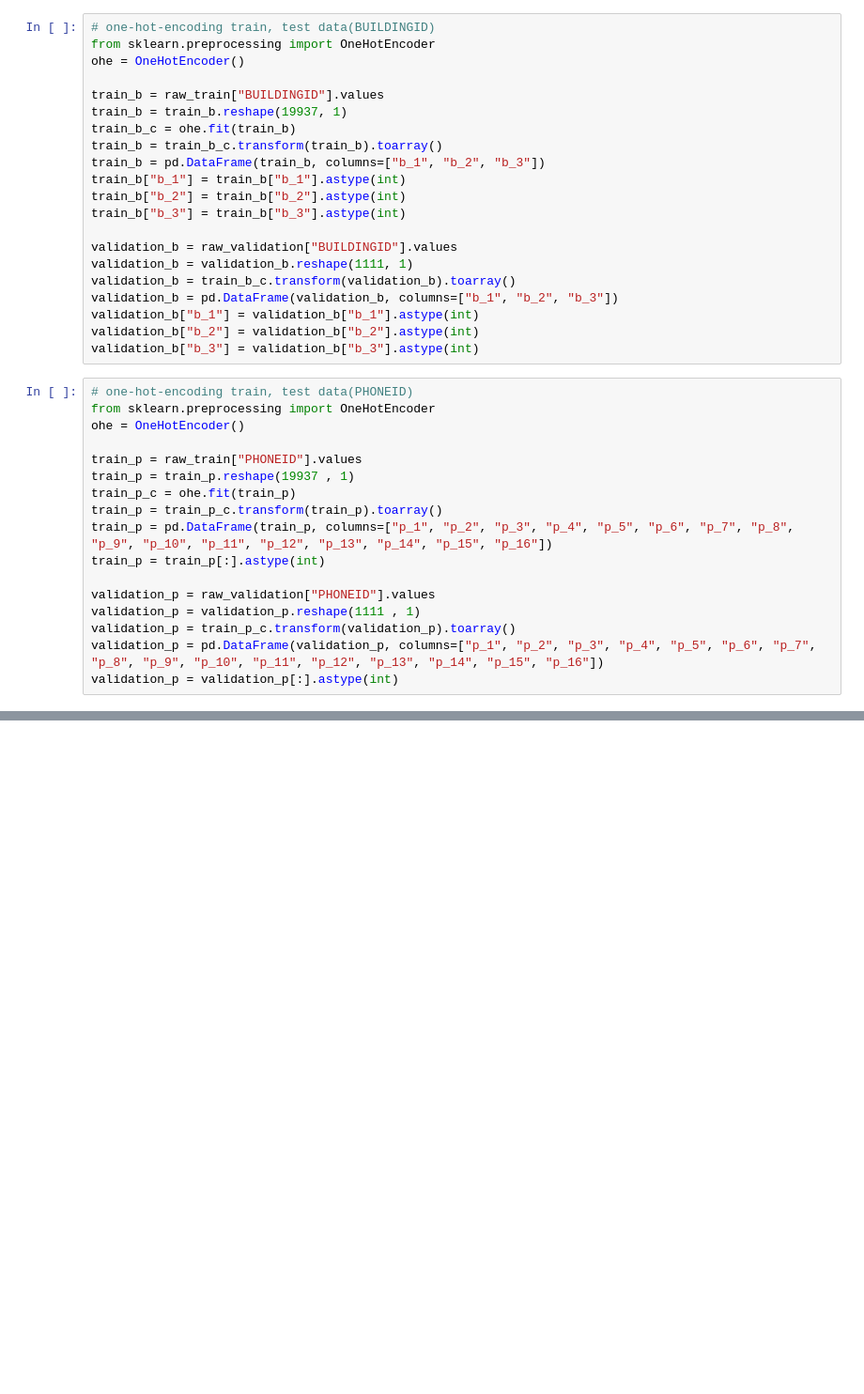
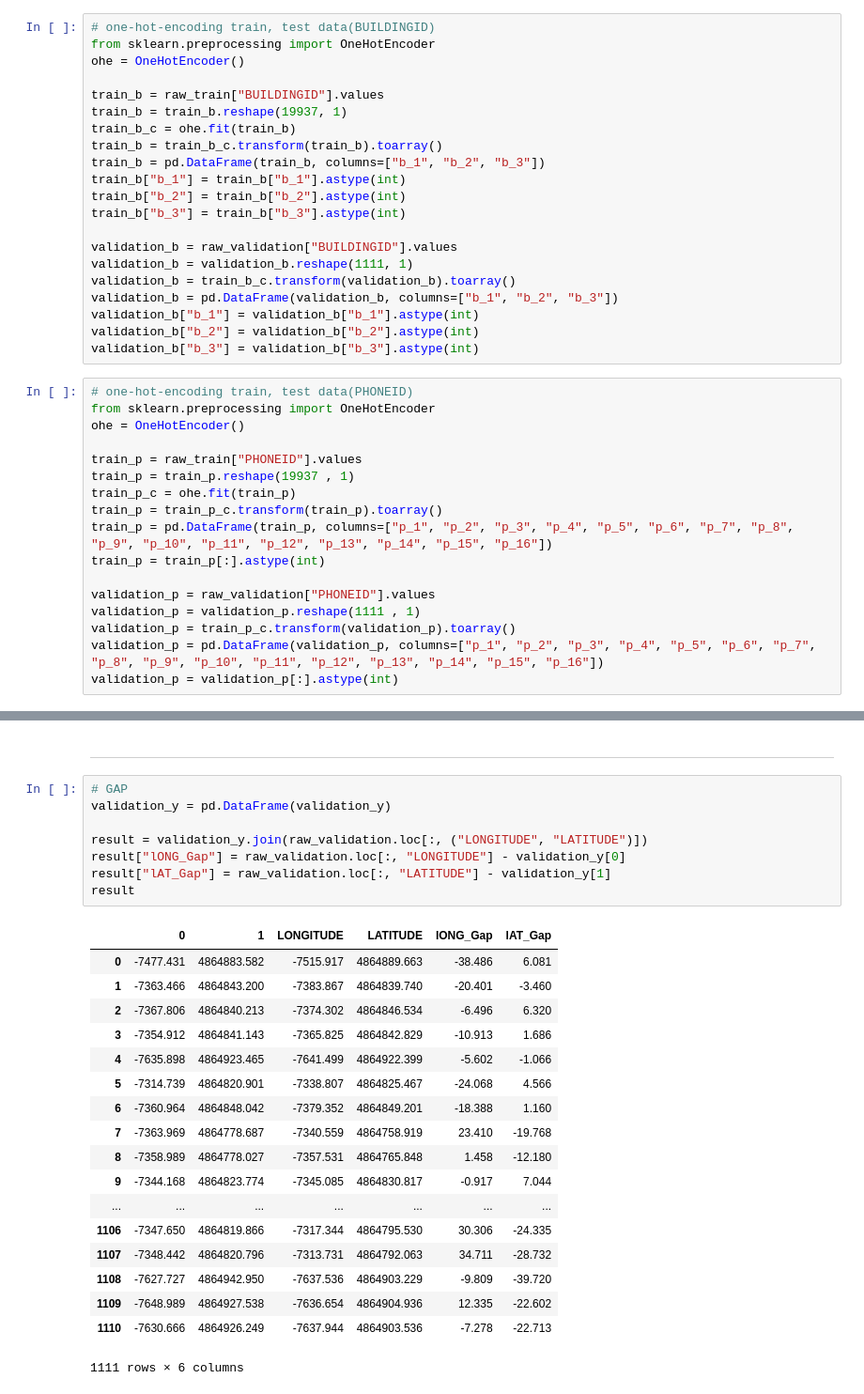
Before and after one commit to devyohan/fc_team_project2, a Jupyter notebook: wifi_jeehun.ipynb, the cells around one changed output, grey strips where cells are left out. Shown at 94% size. Saved outputs shown, nothing was run; the diff lists cells and outputs as text; blank space fills up the shorter version.

```diff
--- a/wifi_jeehun.ipynb
+++ b/wifi_jeehun.ipynb
@@ -177,0 +205,29 @@ plt.scatter(validation_y[0], validation_y[1])
+# %% [markdown]
+---
+# %%
+# GAP
+validation_y = pd.DataFrame(validation_y)
+
+result = validation_y.join(raw_validation.loc[:, ("LONGITUDE", "LATITUDE")])
+result["lONG_Gap"] = raw_validation.loc[:, "LONGITUDE"] - validation_y[0]
+result["lAT_Gap"] = raw_validation.loc[:, "LATITUDE"] - validation_y[1]
+result
+# %% [output]
+|  | 0 | 1 | LONGITUDE | LATITUDE | lONG_Gap | lAT_Gap |
+| 0 | -7477.431 | 4864883.582 | -7515.917 | 4864889.663 | -38.486 | 6.081 |
+| 1 | -7363.466 | 4864843.200 | -7383.867 | 4864839.740 | -20.401 | -3.460 |
+| 2 | -7367.806 | 4864840.213 | -7374.302 | 4864846.534 | -6.496 | 6.320 |
+| 3 | -7354.912 | 4864841.143 | -7365.825 | 4864842.829 | -10.913 | 1.686 |
+| 4 | -7635.898 | 4864923.465 | -7641.499 | 4864922.399 | -5.602 | -1.066 |
+| 5 | -7314.739 | 4864820.901 | -7338.807 | 4864825.467 | -24.068 | 4.566 |
+| 6 | -7360.964 | 4864848.042 | -7379.352 | 4864849.201 | -18.388 | 1.160 |
+| 7 | -7363.969 | 4864778.687 | -7340.559 | 4864758.919 | 23.410 | -19.768 |
+| 8 | -7358.989 | 4864778.027 | -7357.531 | 4864765.848 | 1.458 | -12.180 |
+| 9 | -7344.168 | 4864823.774 | -7345.085 | 4864830.817 | -0.917 | 7.044 |
+| ... | ... | ... | ... | ... | ... | ... |
+| 1106 | -7347.650 | 4864819.866 | -7317.344 | 4864795.530 | 30.306 | -24.335 |
+| 1107 | -7348.442 | 4864820.796 | -7313.731 | 4864792.063 | 34.711 | -28.732 |
+| 1108 | -7627.727 | 4864942.950 | -7637.536 | 4864903.229 | -9.809 | -39.720 |
+| 1109 | -7648.989 | 4864927.538 | -7636.654 | 4864904.936 | 12.335 | -22.602 |
+| 1110 | -7630.666 | 4864926.249 | -7637.944 | 4864903.536 | -7.278 | -22.713 |
+1111 rows × 6 columns
```
Also changed, not shown: parts of 20 cells of this notebook.
